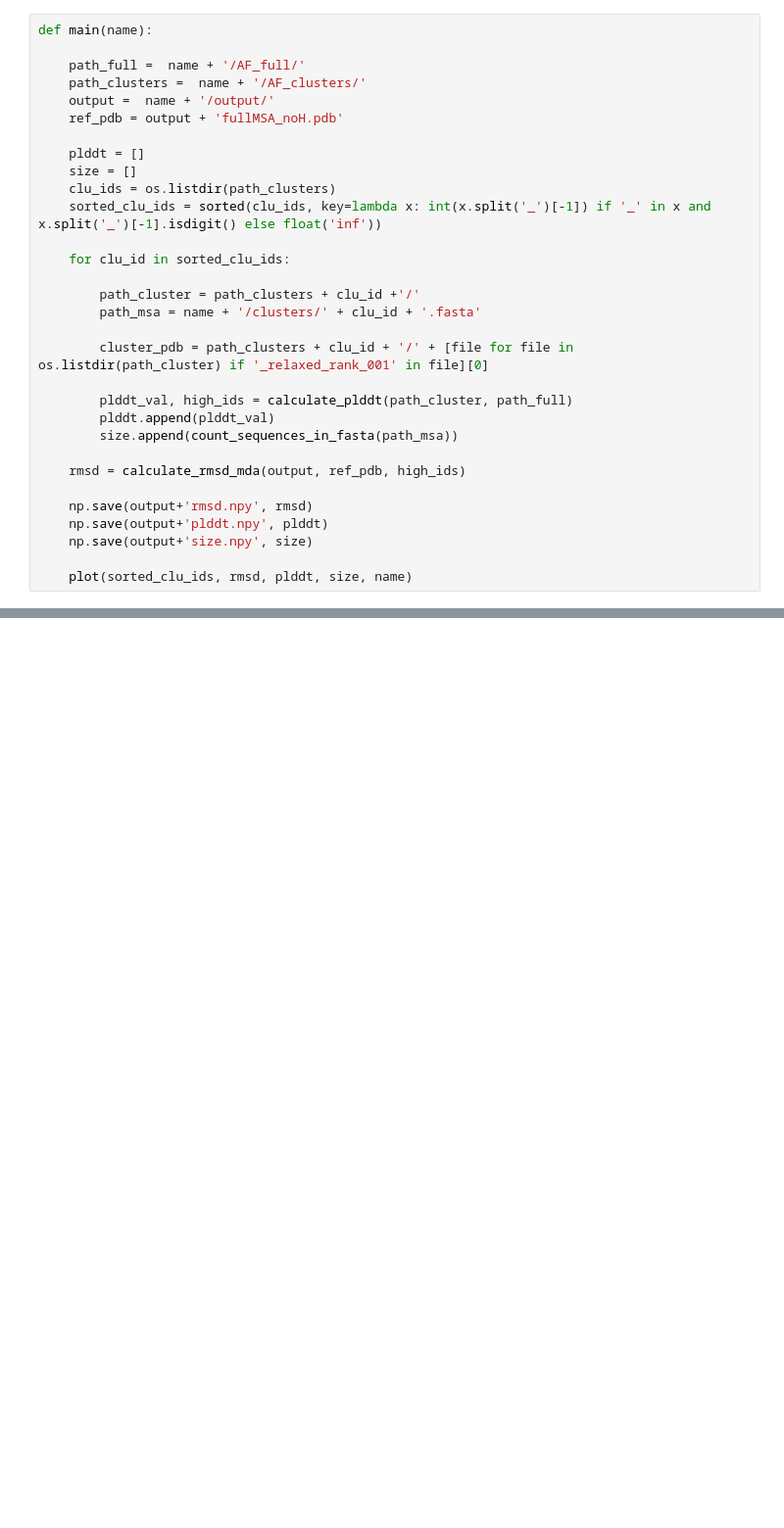
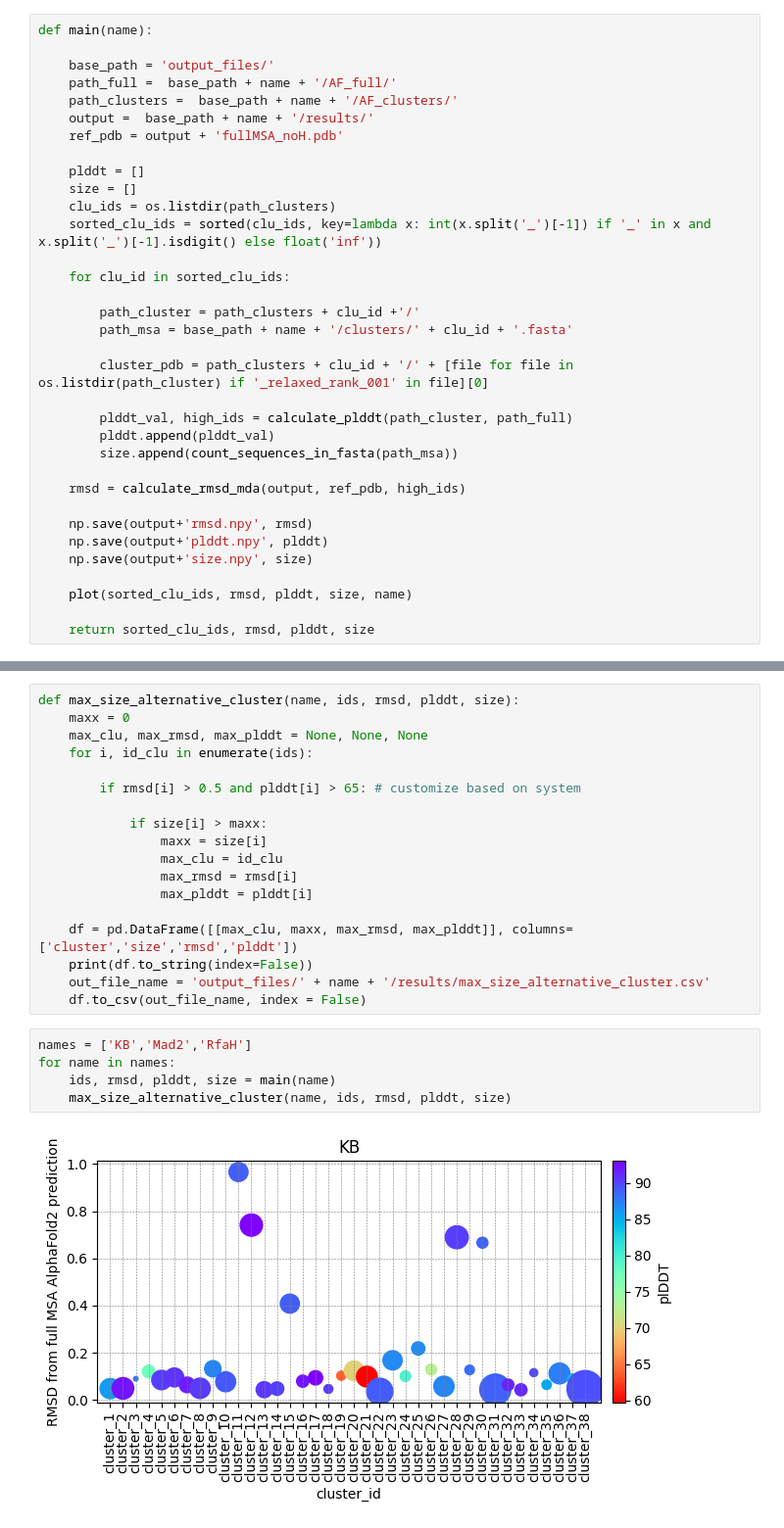
Before and after one commit to RitAreaSciencePark/MSARC, a Jupyter notebook: results.ipynb, the cells around one changed output, grey strips where cells are left out. Shown: that part at 98% size. Saved outputs shown, nothing was run; the diff lists cells and outputs as text; blank space fills up the shorter version.

```diff
--- a/results.ipynb
+++ b/results.ipynb
@@ -44,9 +35,10 @@ def calculate_rmsd_mda(path_clusters, pdb_ref_path, high_ids):
 # %%
 def main(name):
 
-    path_full =  name + '/AF_full/'
-    path_clusters =  name + '/AF_clusters/'
-    output =  name + '/output/'
+    base_path = 'output_files/'
+    path_full =  base_path + name + '/AF_full/'
+    path_clusters =  base_path + name + '/AF_clusters/'
+    output =  base_path + name + '/results/'
     ref_pdb = output + 'fullMSA_noH.pdb'
 
     plddt = []
@@ -57,7 +49,7 @@ def main(name):
     for clu_id in sorted_clu_ids:
 
         path_cluster = path_clusters + clu_id +'/'
-        path_msa = name + '/clusters/' + clu_id + '.fasta'
+        path_msa = base_path + name + '/clusters/' + clu_id + '.fasta'
 
         cluster_pdb = path_clusters + clu_id + '/' + [file for file in os.listdir(path_cluster) if '_relaxed_rank_001' in file][0]
 
@@ -72,6 +64,8 @@ def main(name):
     np.save(output+'size.npy', size)
 
     plot(sorted_clu_ids, rmsd, plddt, size, name)
+
+    return sorted_clu_ids, rmsd, plddt, size
 # %%
 def calculate_plddt(path_clusters, path_full):
 
@@ -116,0 +107,25 @@ main('1MNM')
+# %%
+def max_size_alternative_cluster(name, ids, rmsd, plddt, size):
+    maxx = 0
+    max_clu, max_rmsd, max_plddt = None, None, None
+    for i, id_clu in enumerate(ids):
+
+        if rmsd[i] > 0.5 and plddt[i] > 65: # customize based on system
+
+            if size[i] > maxx:
+                maxx = size[i]
+                max_clu = id_clu
+                max_rmsd = rmsd[i]
+                max_plddt = plddt[i]
+
+    df = pd.DataFrame([[max_clu, maxx, max_rmsd, max_plddt]], columns=['cluster','size','rmsd','plddt'])
+    print(df.to_string(index=False))
+    out_file_name = 'output_files/' + name + '/results/max_size_alternative_cluster.csv'
+    df.to_csv(out_file_name, index = False)
+# %%
+names = ['KB','Mad2','RfaH']
+for name in names:
+    ids, rmsd, plddt, size = main(name)
+    max_size_alternative_cluster(name, ids, rmsd, plddt, size)
+# %% [output]
+[figure, added]
```
Also changed, not shown: parts of 7 cells of this notebook, 40 other files.
